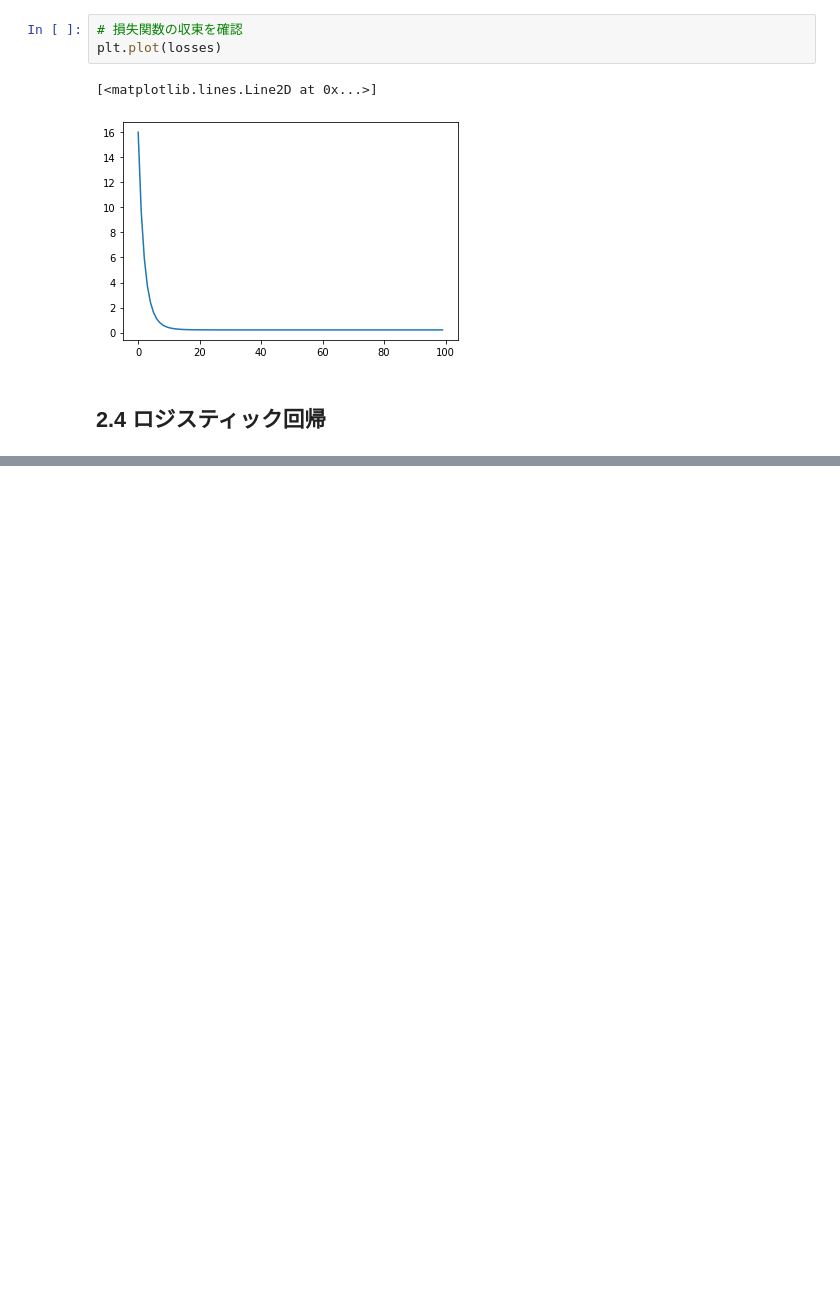
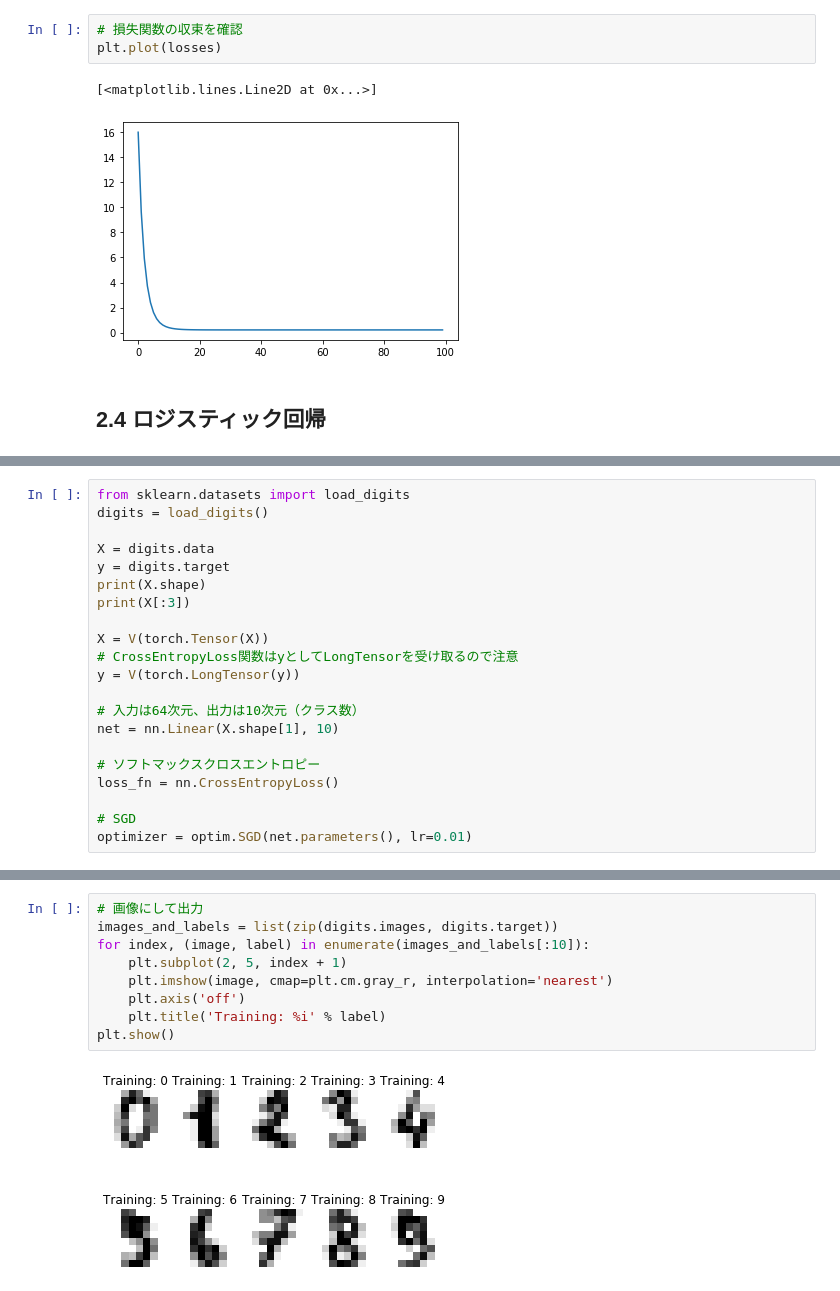
Before and after one commit to y0shid0n/pytorch_tutorial, a Jupyter notebook: pytorch_tutorial_2.ipynb, the cells around one changed output, grey strips where cells are left out. Cells and saved outputs as stored; diff of their text form; blank space fills up the shorter version.

```diff
--- a/pytorch_tutorial_2.ipynb
+++ b/pytorch_tutorial_2.ipynb
@@ -148,0 +218,21 @@ plt.plot(losses)
+# %%
+from sklearn.datasets import load_digits
+digits = load_digits()
+
+X = digits.data
+y = digits.target
+print(X.shape)
+print(X[:3])
+
+X = V(torch.Tensor(X))
+# CrossEntropyLoss関数はyとしてLongTensorを受け取るので注意
+y = V(torch.LongTensor(y))
+
+# 入力は64次元、出力は10次元（クラス数）
+net = nn.Linear(X.shape[1], 10)
+
+# ソフトマックスクロスエントロピー
+loss_fn = nn.CrossEntropyLoss()
+
+# SGD
+optimizer = optim.SGD(net.parameters(), lr=0.01)
@@ -148,0 +253,11 @@ plt.plot(losses)
+# %%
+# 画像にして出力
+images_and_labels = list(zip(digits.images, digits.target))
+for index, (image, label) in enumerate(images_and_labels[:10]):
+    plt.subplot(2, 5, index + 1)
+    plt.imshow(image, cmap=plt.cm.gray_r, interpolation='nearest')
+    plt.axis('off')
+    plt.title('Training: %i' % label)
+plt.show()
+# %% [output]
+[figure, added]
```
Also changed, not shown: parts of 14 cells of this notebook.
